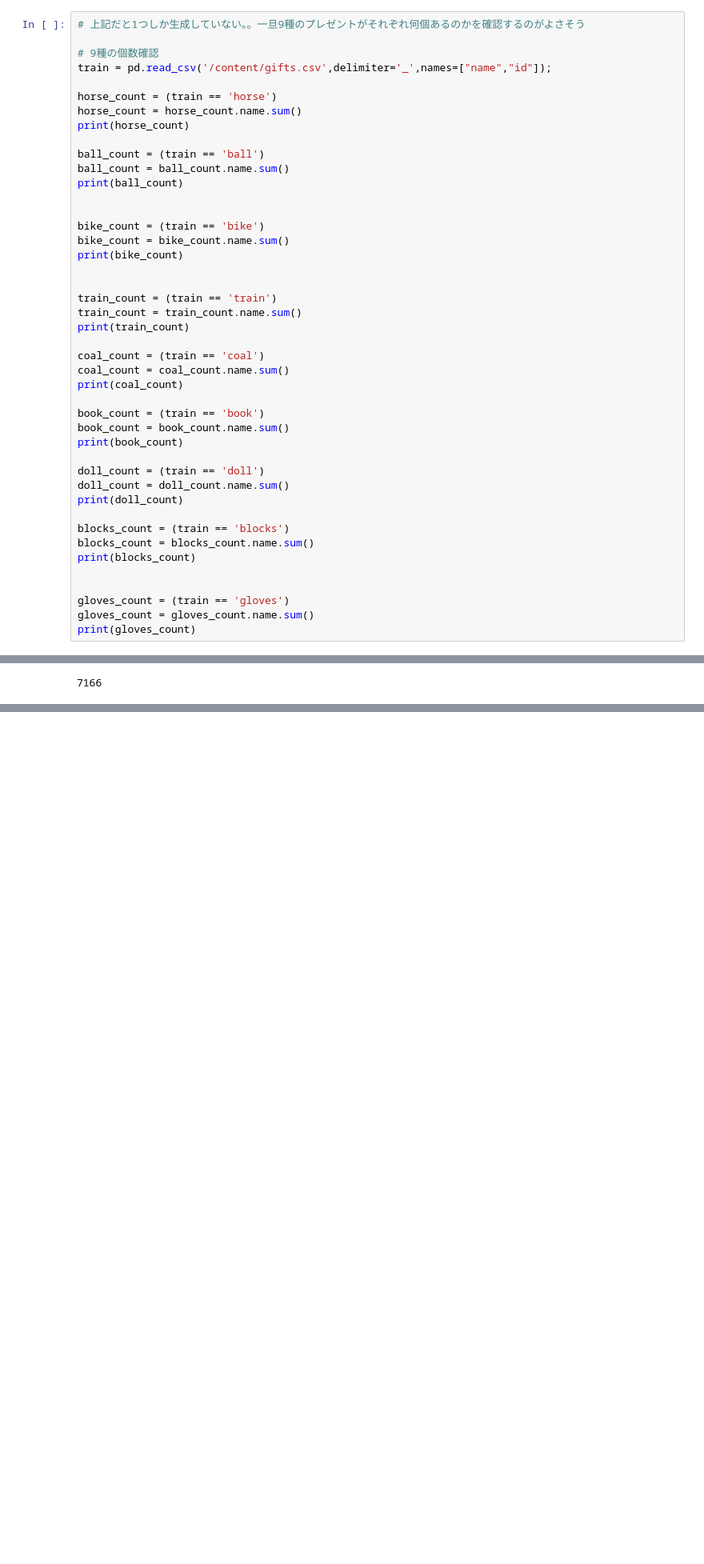
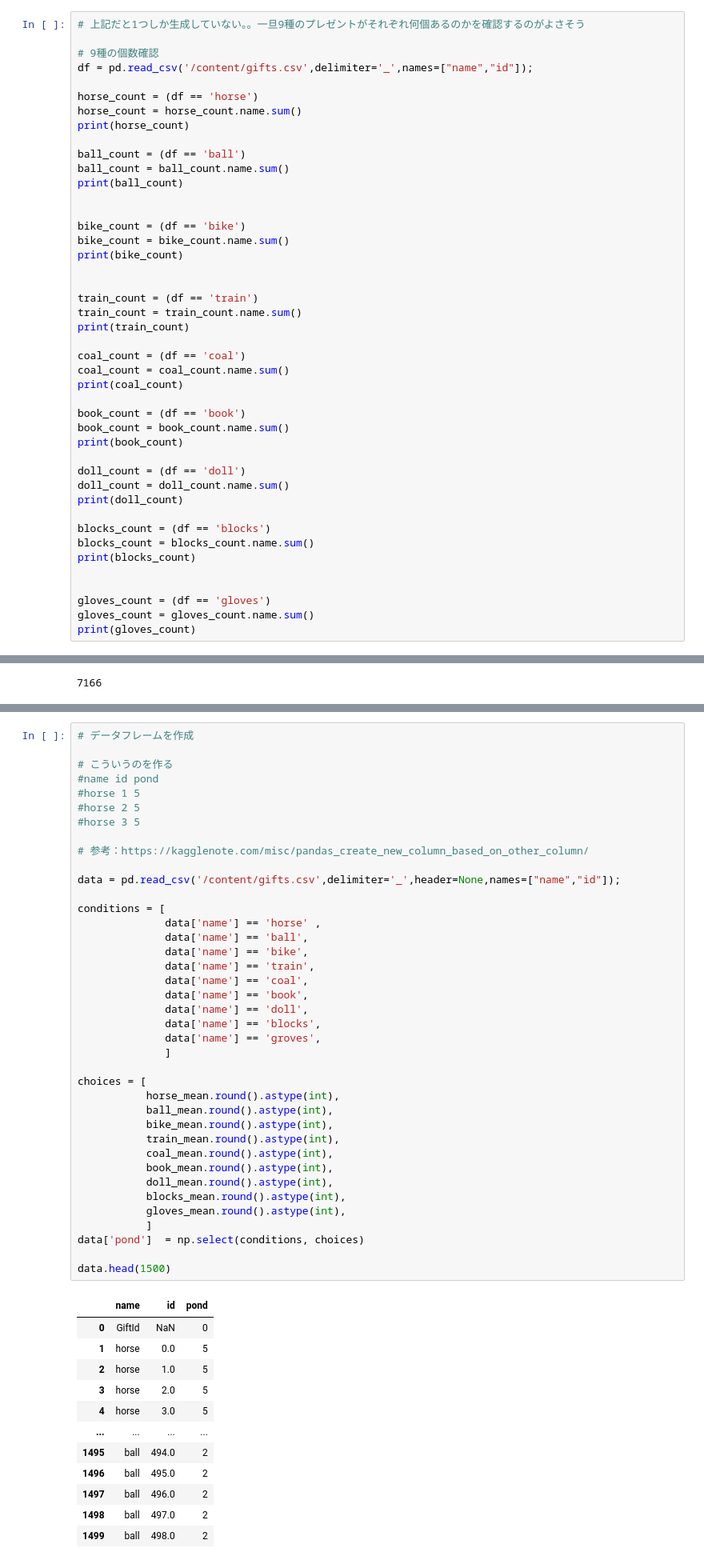
Before and after one commit to joooi13/Kaggle, a Jupyter notebook: Santa/notebook16147bed2e.ipynb, the cells around one changed output, grey strips where cells are left out. Shown: that part at 80% size. Cells and saved outputs as stored; diff of their text form; blank space fills up the shorter version.

```diff
--- a/Santa/notebook16147bed2e.ipynb
+++ b/Santa/notebook16147bed2e.ipynb
@@ -166,44 +166,44 @@ gloves : 0.36888487775427337
 # 上記だと1つしか生成していない。。一旦9種のプレゼントがそれぞれ何個あるのかを確認するのがよさそう
 
 # 9種の個数確認
-train = pd.read_csv('/content/gifts.csv',delimiter='_',names=["name","id"]);
+df = pd.read_csv('/content/gifts.csv',delimiter='_',names=["name","id"]);
 
-horse_count = (train == 'horse')
+horse_count = (df == 'horse')
 horse_count = horse_count.name.sum()
 print(horse_count)
 
-ball_count = (train == 'ball')
+ball_count = (df == 'ball')
 ball_count = ball_count.name.sum()
 print(ball_count)
 
 
-bike_count = (train == 'bike')
+bike_count = (df == 'bike')
 bike_count = bike_count.name.sum()
 print(bike_count)
 
 
-train_count = (train == 'train')
+train_count = (df == 'train')
 train_count = train_count.name.sum()
 print(train_count)
 
-coal_count = (train == 'coal')
+coal_count = (df == 'coal')
 coal_count = coal_count.name.sum()
 print(coal_count)
 
-book_count = (train == 'book')
+book_count = (df == 'book')
 book_count = book_count.name.sum()
 print(book_count)
 
-doll_count = (train == 'doll')
+doll_count = (df == 'doll')
 doll_count = doll_count.name.sum()
 print(doll_count)
 
-blocks_count = (train == 'blocks')
+blocks_count = (df == 'blocks')
 blocks_count = blocks_count.name.sum()
 print(blocks_count)
 
 
-gloves_count = (train == 'gloves')
+gloves_count = (df == 'gloves')
 gloves_count = gloves_count.name.sum()
 print(gloves_count)
 # %% [output]
@@ -379,0 +325,52 @@ for (行数分){
+# %%
+# データフレームを作成
+
+# こういうのを作る
+#name id pond
+#horse 1 5
+#horse 2 5
+#horse 3 5
+
+# 参考：https://kagglenote.com/misc/pandas_create_new_column_based_on_other_column/
+
+data = pd.read_csv('/content/gifts.csv',delimiter='_',header=None,names=["name","id"]);
+
+conditions = [
+              data['name'] == 'horse' ,
+              data['name'] == 'ball',
+              data['name'] == 'bike',
+              data['name'] == 'train',
+              data['name'] == 'coal',
+              data['name'] == 'book',
+              data['name'] == 'doll',
+              data['name'] == 'blocks',
+              data['name'] == 'groves',
+              ]
+
+choices = [
+           horse_mean.round().astype(int),
+           ball_mean.round().astype(int),
+           bike_mean.round().astype(int),
+           train_mean.round().astype(int),
+           coal_mean.round().astype(int),
+           book_mean.round().astype(int),
+           doll_mean.round().astype(int),
+           blocks_mean.round().astype(int),
+           gloves_mean.round().astype(int),
+           ]
+data['pond']  = np.select(conditions, choices)
+
+data.head(1500)
+# %% [output]
+|  | name | id | pond |
+| 0 | GiftId | NaN | 0 |
+| 1 | horse | 0.0 | 5 |
+| 2 | horse | 1.0 | 5 |
+| 3 | horse | 2.0 | 5 |
+| 4 | horse | 3.0 | 5 |
+| ... | ... | ... | ... |
+| 1495 | ball | 494.0 | 2 |
+| 1496 | ball | 495.0 | 2 |
+| 1497 | ball | 496.0 | 2 |
+| 1498 | ball | 497.0 | 2 |
+| 1499 | ball | 498.0 | 2 |
```
Also changed, not shown: parts of 10 cells of this notebook.
